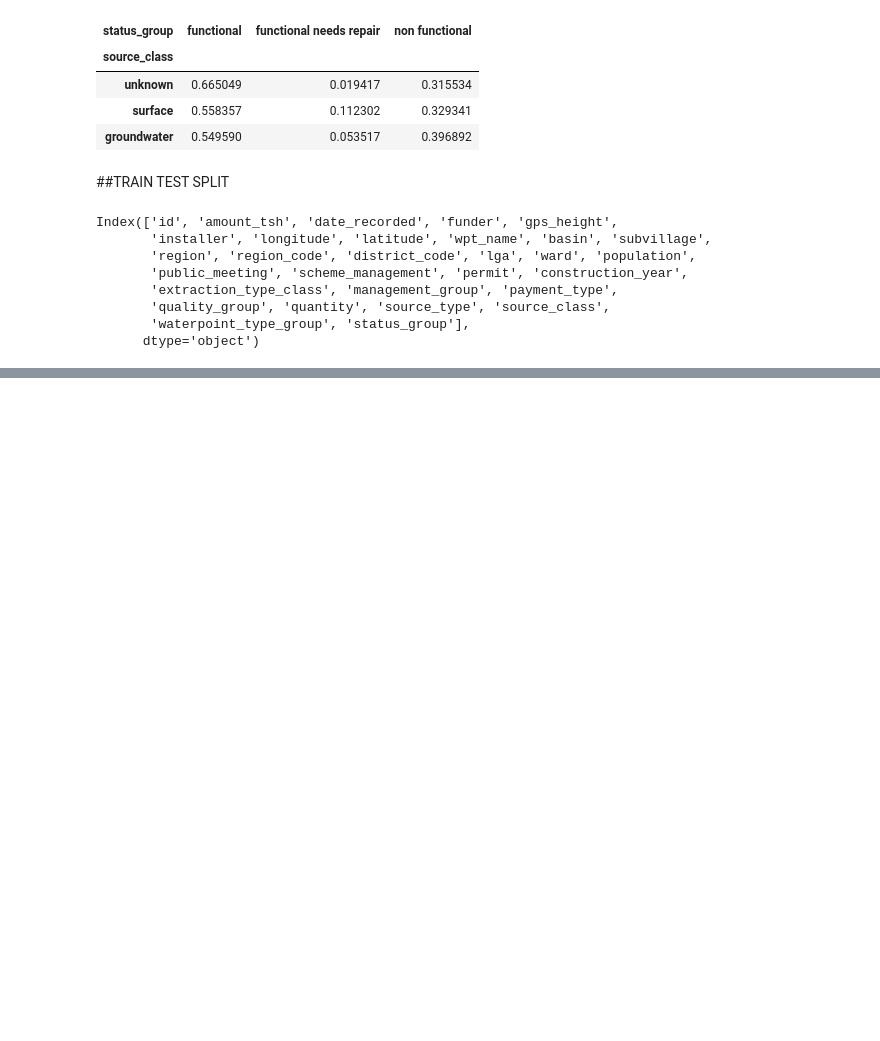
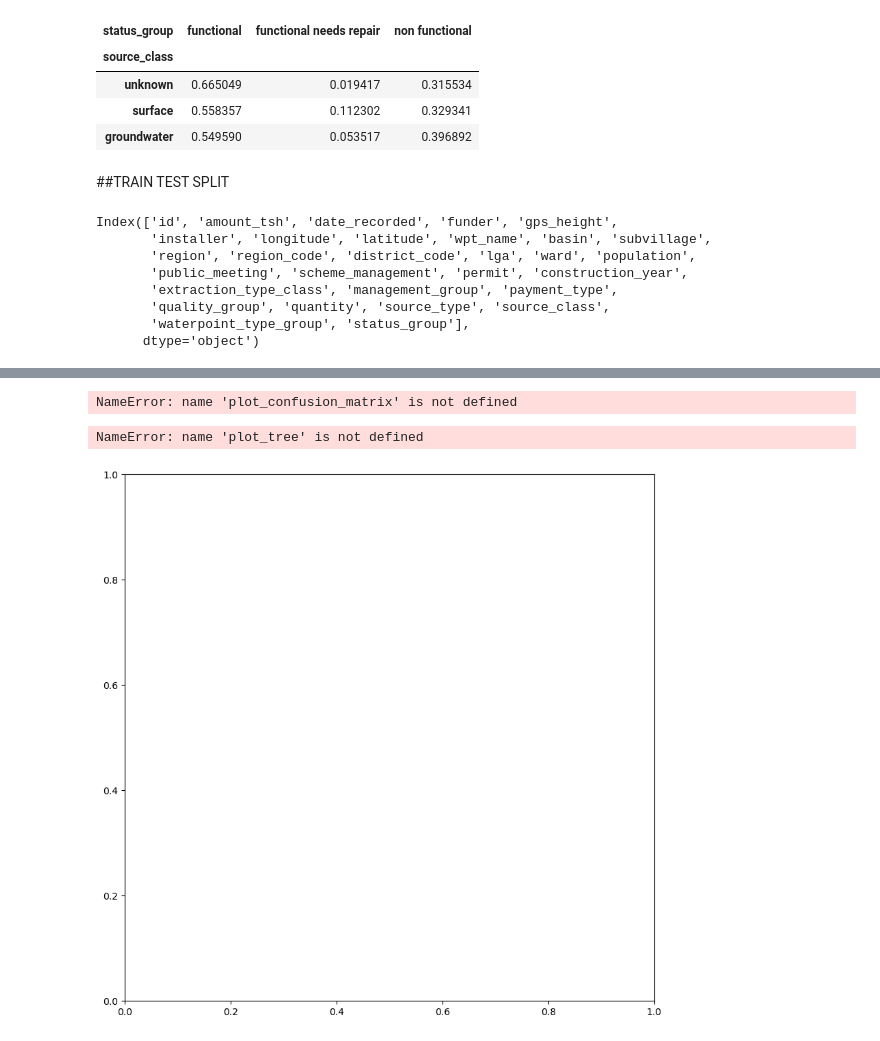
Before and after one commit to anniezhengaz/Phase3Projecct-Tanzanian_Water_Wells, a Jupyter notebook: Gligor eda.ipynb, the cells around one changed output, grey strips where cells are left out. Drawn from its saved outputs; the diff is of its cells as text; code cells hidden in the pictures; blank space fills up the shorter version.

```diff
--- a/Gligor eda.ipynb
+++ b/Gligor eda.ipynb
@@ -944,0 +984,10 @@ test_data.head()
+# %%
+plot_confusion_matrix(dt_predict, X_test, y_test);
+# %% [output]
+NameError: name 'plot_confusion_matrix' is not defined
+# %%
+f, ax = plt.subplots(figsize=(10,10))
+plot_tree(dt, ax=ax)
+# %% [output]
+NameError: name 'plot_tree' is not defined
+[figure, added]
```
Also changed, not shown: parts of 6 cells of this notebook.
